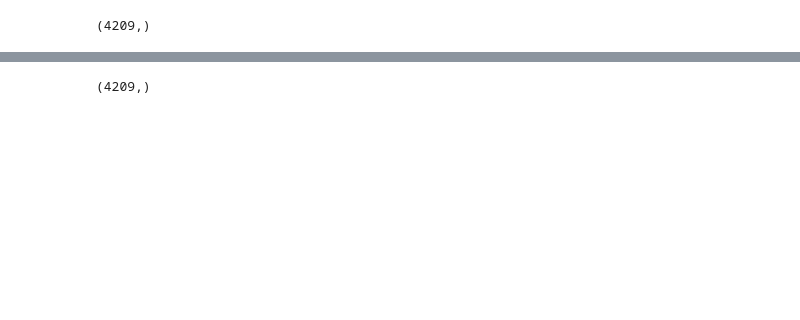
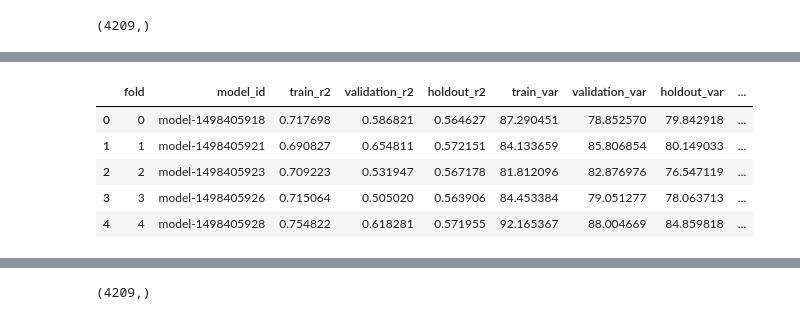
Before and after one commit to malhotraa/mercedes-benz-greener-manufacturing, a Jupyter notebook: notebooks/model_magic.ipynb, the cells around one changed output, grey strips where cells are left out. Cells and saved outputs as stored; diff of their text form; code cells hidden in the pictures; blank space fills up the shorter version.

```diff
--- a/notebooks/model_magic.ipynb
+++ b/notebooks/model_magic.ipynb
@@ -314,0 +371,9 @@ avg train r2 0.615848904237 avg validation r2 0.59485437897 avg holdout r2 0.586
+# %%
+perf_df
+# %% [output]
+|  | fold | model_id | train_r2 | validation_r2 | holdout_r2 | train_var | validation_var | holdout_var | ... |
+| 0 | 0 | model-1498405918 | 0.717698 | 0.586821 | 0.564627 | 87.290451 | 78.852570 | 79.842918 | ... |
+| 1 | 1 | model-1498405921 | 0.690827 | 0.654811 | 0.572151 | 84.133659 | 85.806854 | 80.149033 | ... |
+| 2 | 2 | model-1498405923 | 0.709223 | 0.531947 | 0.567178 | 81.812096 | 82.876976 | 76.547119 | ... |
+| 3 | 3 | model-1498405926 | 0.715064 | 0.505020 | 0.563906 | 84.453384 | 79.051277 | 78.063713 | ... |
+| 4 | 4 | model-1498405928 | 0.754822 | 0.618281 | 0.571955 | 92.165367 | 88.004669 | 84.859818 | ... |
```
Also changed, not shown: parts of 8 cells of this notebook.
